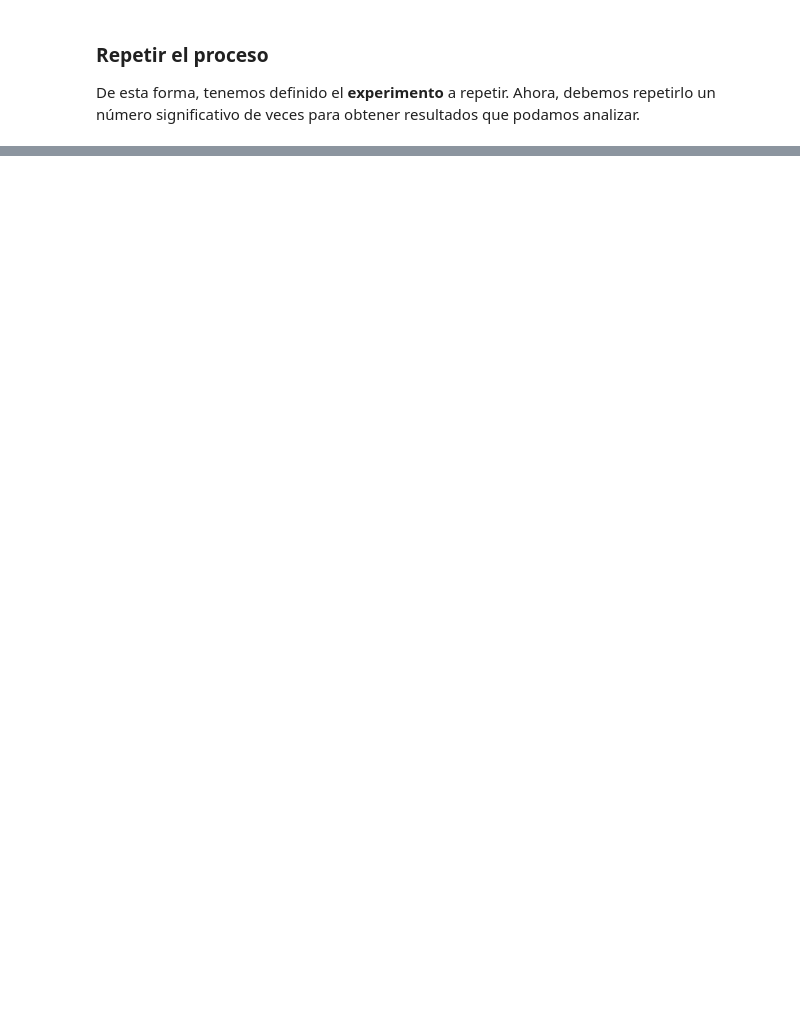
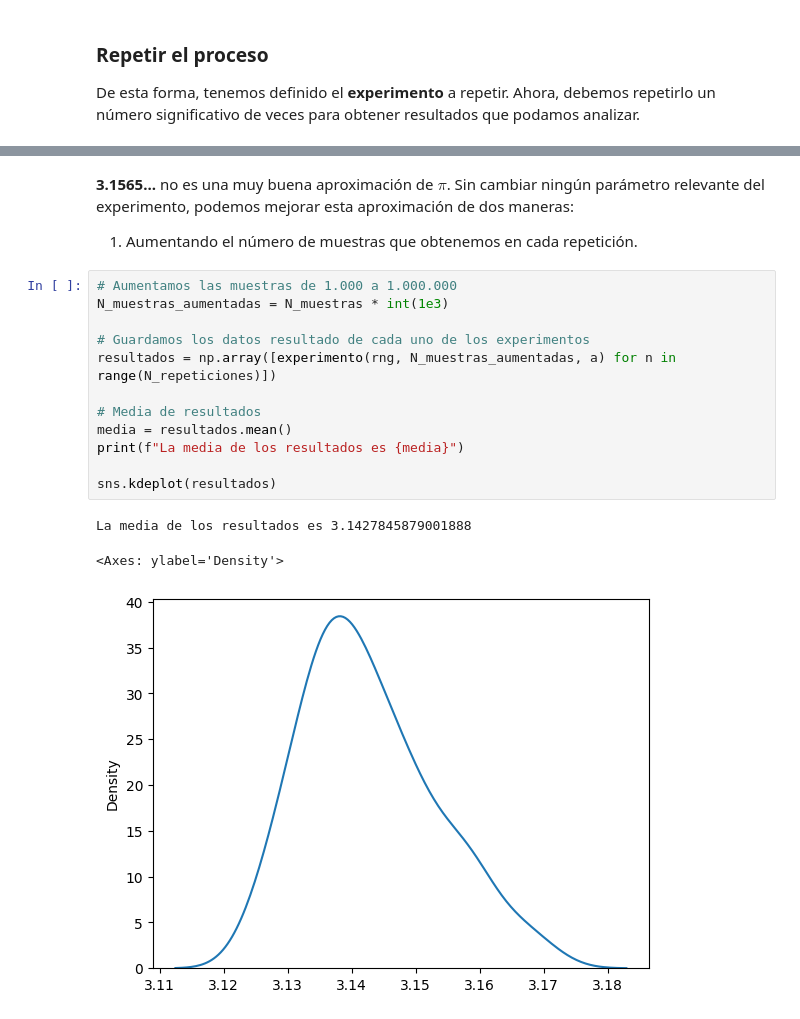
Before and after one commit to sergio-gcascon/pi_approximation, a Jupyter notebook: PiApproximation.ipynb, the cells around one changed output, grey strips where cells are left out. Drawn from its saved outputs; the diff is of its cells as text; blank space fills up the shorter version.

```diff
--- a/PiApproximation.ipynb
+++ b/PiApproximation.ipynb
@@ -107,0 +145,19 @@ experimento(rng, N_muestras)
+# %% [markdown]
+**3.1565...** no es una muy buena aproximación de $\pi$. Sin cambiar ningún parámetro relevante del experimento, podemos mejorar esta aproximación de dos maneras:
+1. Aumentando el número de muestras que obtenemos en cada repetición.
+# %%
+# Aumentamos las muestras de 1.000 a 1.000.000
+N_muestras_aumentadas = N_muestras * int(1e3)
+
+# Guardamos los datos resultado de cada uno de los experimentos
+resultados = np.array([experimento(rng, N_muestras_aumentadas, a) for n in range(N_repeticiones)])
+
+# Media de resultados
+media = resultados.mean()
+print(f"La media de los resultados es {media}")
+
+sns.kdeplot(resultados)
+# %% [output]
+La media de los resultados es 3.1427845879001888
+<Axes: ylabel='Density'>
+[figure, added]
```
Also changed, not shown: parts of 23 cells of this notebook.
